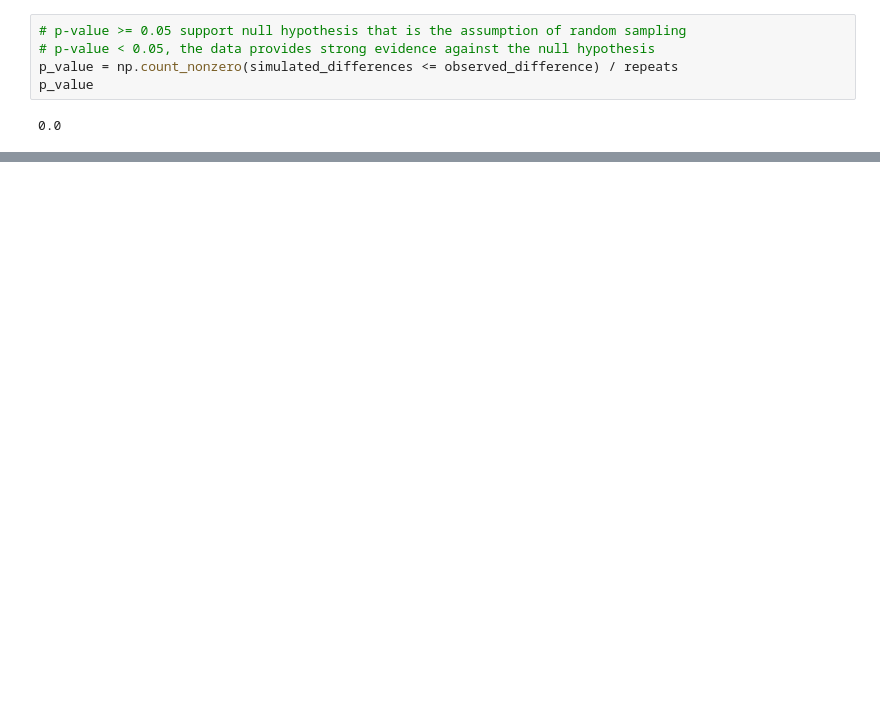
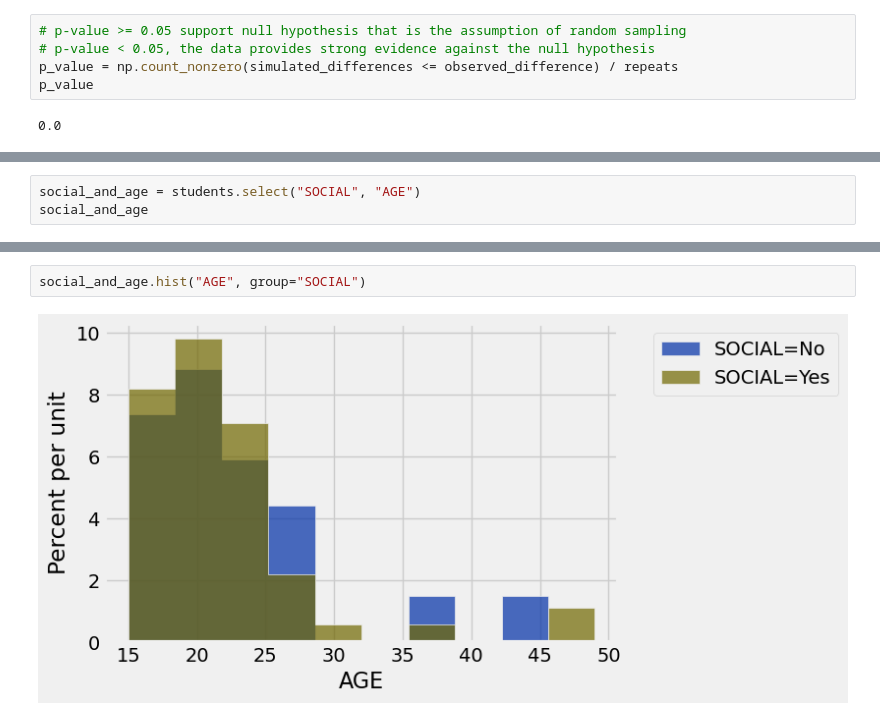
Before and after one commit to SRJC-Data-Science/materials-sp22, a Jupyter notebook: SRJC/lecture_note/lecture_17_18_19/hypothesis_testing-pw.ipynb, the cells around one changed output, grey strips where cells are left out. Saved outputs shown, nothing was run; the diff lists cells and outputs as text; blank space fills up the shorter version.

```diff
--- a/SRJC/lecture_note/lecture_17_18_19/hypothesis_testing-pw.ipynb
+++ b/SRJC/lecture_note/lecture_17_18_19/hypothesis_testing-pw.ipynb
@@ -629,0 +642,3 @@ p_value
+# %%
+social_and_age = students.select("SOCIAL", "AGE")
+social_and_age
@@ -629,0 +665,4 @@ p_value
+# %%
+social_and_age.hist("AGE", group="SOCIAL")
+# %% [output]
+[figure, added]
```
Also changed, not shown: parts of 27 cells of this notebook.
